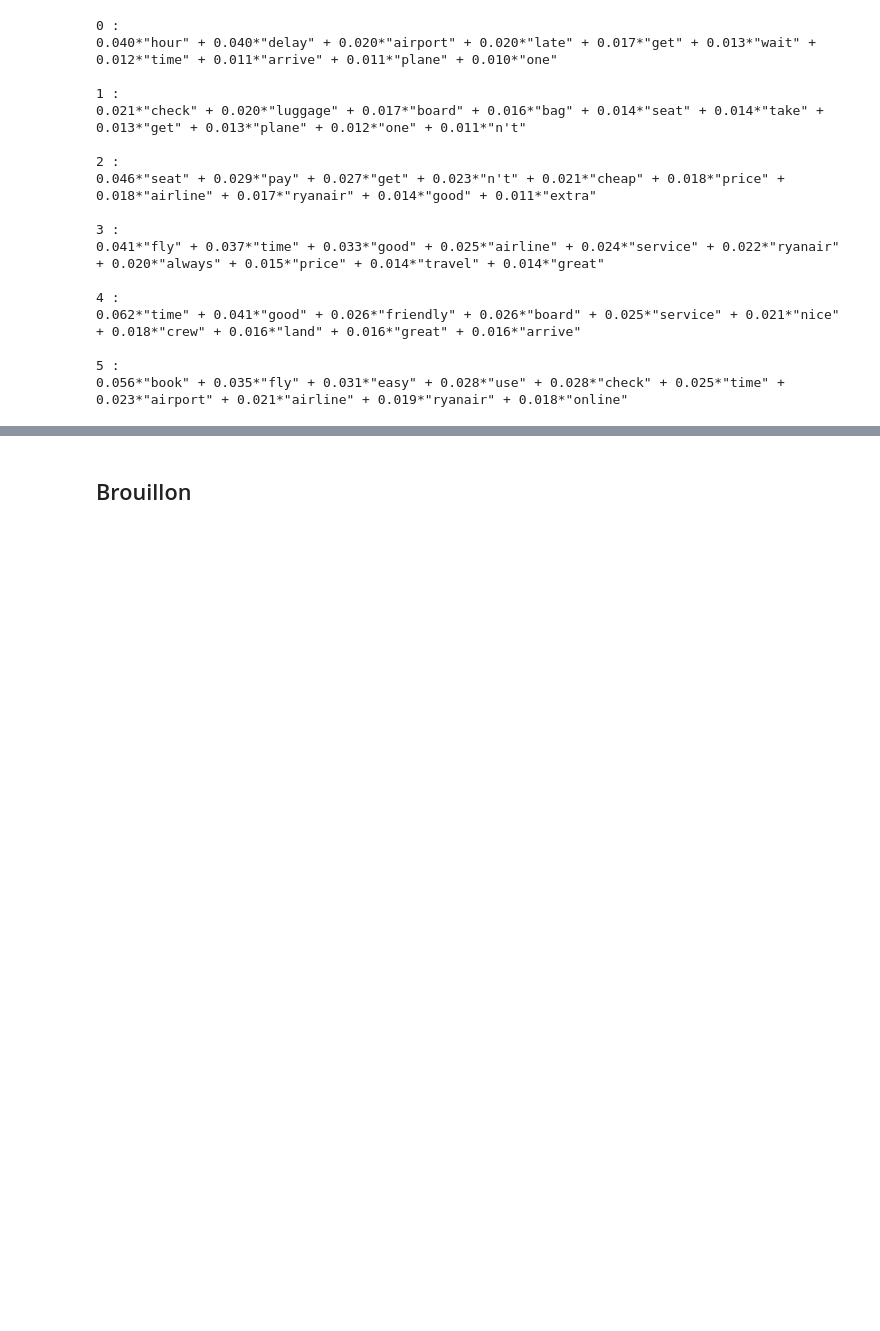
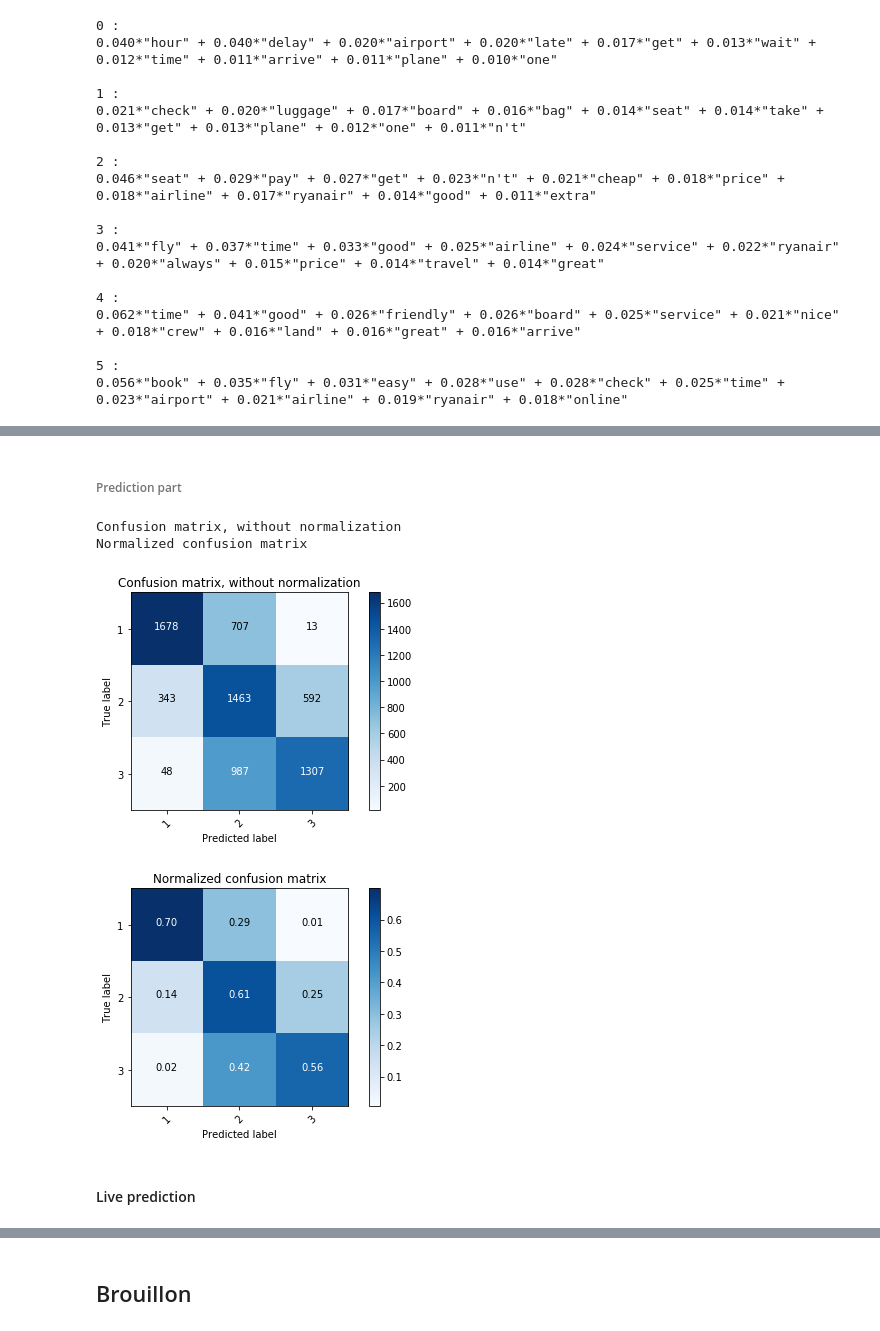
Before and after one commit to hsechier/INSA-Text-Mining, a Jupyter notebook: notebook/INSA from scratch.ipynb, the cells around one changed output, grey strips where cells are left out. Drawn from its saved outputs; the diff is of its cells as text; code cells hidden in the pictures; blank space fills up the shorter version.

Commit message:
ajout de la partie prediction note

```diff
--- a/notebook/INSA from scratch.ipynb
+++ b/notebook/INSA from scratch.ipynb
@@ -336,0 +393,6 @@ for i, el in topics:
+# %%
+pipeline = Pipeline([
+    ('vect', CountVectorizer(tokenizer=preprocessing,ngram_range=(1,2))),
+    ('tfidf',TfidfTransformer()),
+    ('clf', LinearRegression())
+])
@@ -336,0 +416,8 @@ for i, el in topics:
+# %%
+train_text = train['content'].values
+train_y = train['rating'].values.astype(int)
+
+test_text = test['content'].values
+test_y = test['rating'].values.astype(int)
+
+pipeline.fit(train_text,train_y)
@@ -336,0 +431,15 @@ for i, el in topics:
+# %% [markdown]
+###### Prediction part
+# %%
+predictions = pipeline.predict(test_text)
+# %%
+def float_to_int_regression(x):
+    return int(round(x))
+
+# define vectorized float_to_int_regression
+float_to_int_regression_v = np.vectorize(float_to_int_regression)
+predictions_int = float_to_int_regression_v(predictions)
+
+# replace max (resp. min) prediction by the maximum (resp. min) of the class
+predictions_int[predictions_int >max(test_y)] = max(test_y)
+predictions_int[predictions_int < min(test_y)] = min(test_y)
@@ -336,0 +480,21 @@ for i, el in topics:
+# %%
+# Compute confusion matrix
+cnf_matrix = confusion_matrix(test_y, predictions_int)
+np.set_printoptions(precision=2)
+
+# Plot non-normalized confusion matrix
+plt.figure()
+plot_confusion_matrix(cnf_matrix, classes=set(train_y),
+                      title='Confusion matrix, without normalization')
+
+# Plot normalized confusion matrix
+plt.figure()
+plot_confusion_matrix(cnf_matrix, classes=set(train_y), normalize=True,
+                      title='Normalized confusion matrix')
+
+plt.show()
+# %% [output]
+Confusion matrix, without normalization
+Normalized confusion matrix
+[figure, added]
+[figure, added]
@@ -336,0 +505,2 @@ for i, el in topics:
+# %% [markdown]
+#### Live prediction
```
Also changed, not shown: parts of 18 cells of this notebook.
